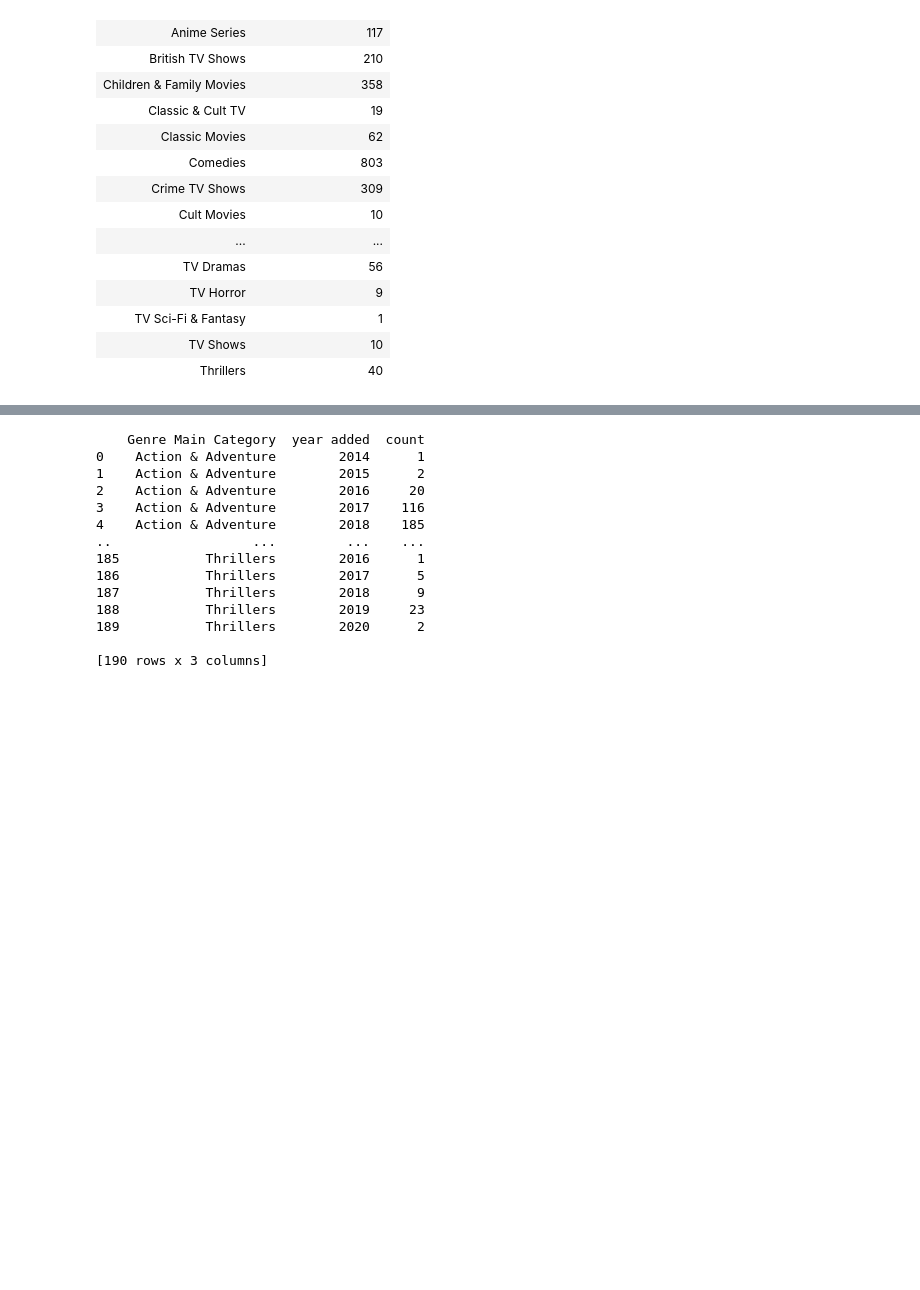
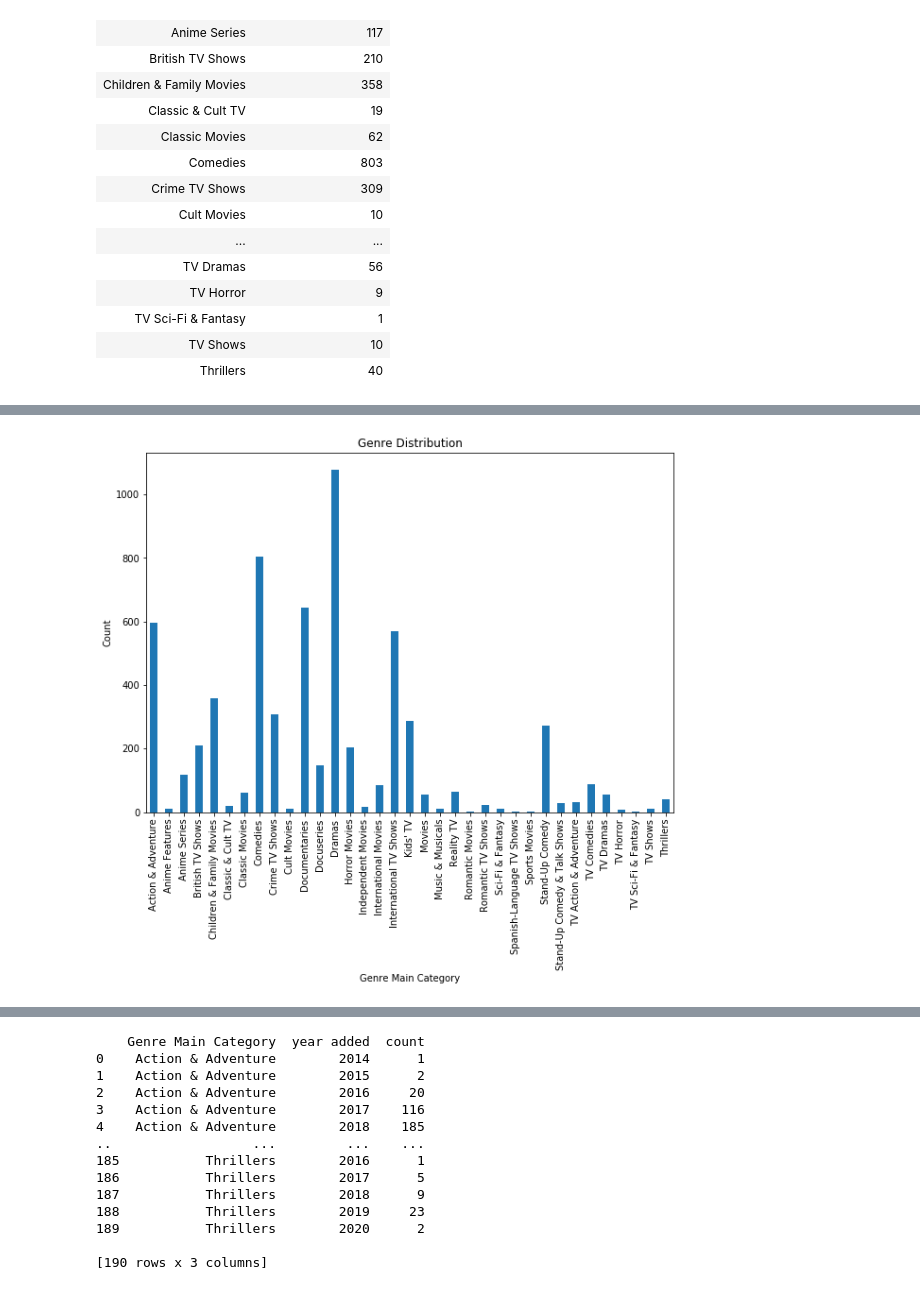
Before and after one commit to vmratcliff/Netflix-Exploratory-Analysis, a Jupyter notebook: Netflix notebook-VMR Working Copy.ipynb, the cells around one changed output, grey strips where cells are left out. Drawn from its saved outputs; the diff is of its cells as text; code cells hidden in the pictures; blank space fills up the shorter version.

```diff
--- a/Netflix notebook-VMR Working Copy.ipynb
+++ b/Netflix notebook-VMR Working Copy.ipynb
@@ -153,0 +174,10 @@ genre_main_count
+# %%
+# plot Genre distribution over the years
+fig, ax = plt.subplots()
+genre_main_count.plot(kind='bar', title="Genre Distribution", legend=False, figsize=(10,7), ax=ax)
+ax.set_xlabel("Genre Main Category")
+ax.set_ylabel("Count")
+
+plt.savefig("figures/GenreDist_Bar.png")
+# %% [output]
+[figure, added]
```
Also changed, not shown: parts of 34 cells of this notebook, 10 other files.
